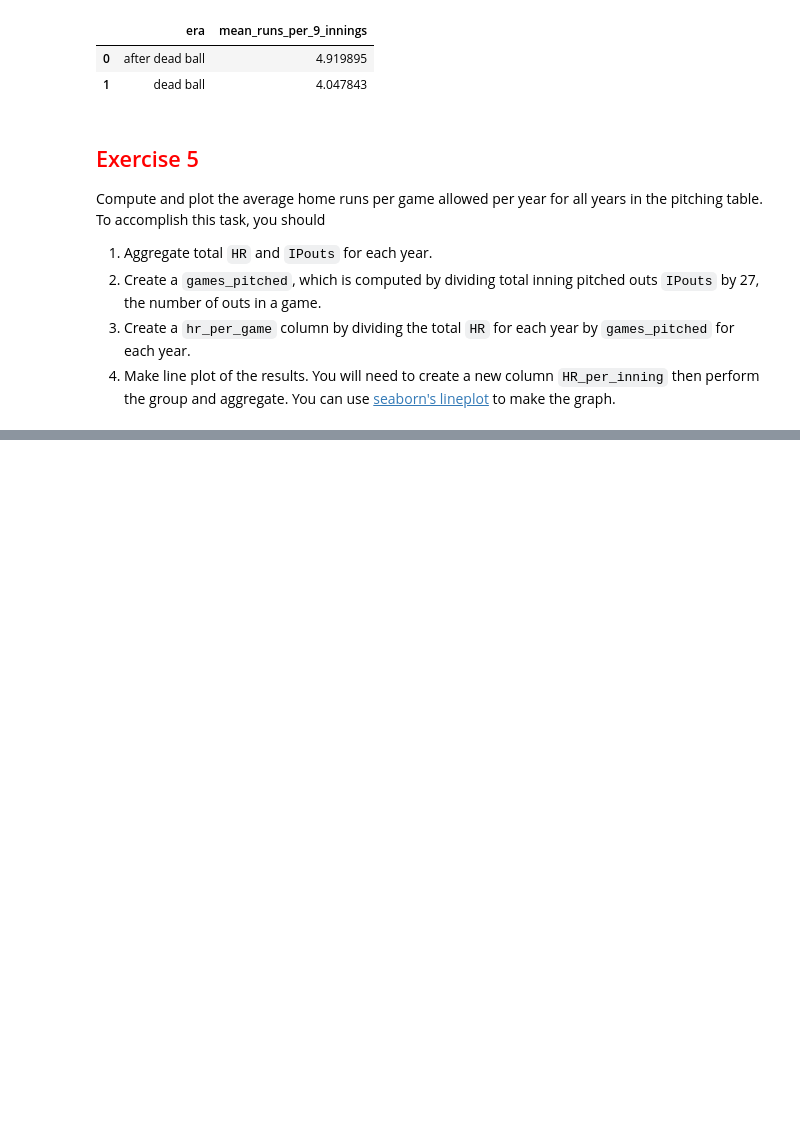
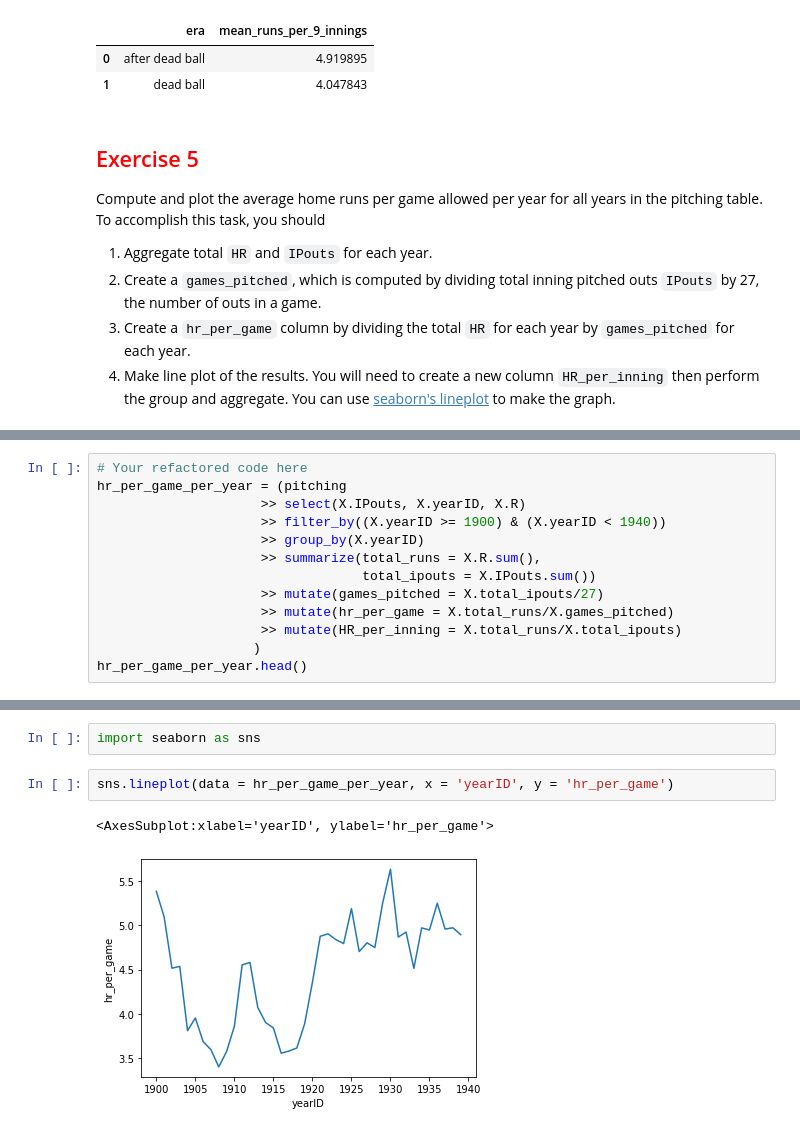
Before and after one commit to ColeBerning35/module2_intro_to_pandas, a Jupyter notebook: 2_6_aggregation.ipynb, the cells around one changed output, grey strips where cells are left out. Drawn from its saved outputs; the diff is of its cells as text; blank space fills up the shorter version.

```diff
--- a/2_6_aggregation.ipynb
+++ b/2_6_aggregation.ipynb
@@ -320,0 +319,13 @@ Compute and plot the average home runs per game allowed per year for all years i
+# %%
+# Your refactored code here
+hr_per_game_per_year = (pitching
+                     >> select(X.IPouts, X.yearID, X.R)
+                     >> filter_by((X.yearID >= 1900) & (X.yearID < 1940))
+                     >> group_by(X.yearID)
+                     >> summarize(total_runs = X.R.sum(),
+                                  total_ipouts = X.IPouts.sum())
+                     >> mutate(games_pitched = X.total_ipouts/27)
+                     >> mutate(hr_per_game = X.total_runs/X.games_pitched)
+                     >> mutate(HR_per_inning = X.total_runs/X.total_ipouts)
+                    )
+hr_per_game_per_year.head()
@@ -320,0 +339,7 @@ Compute and plot the average home runs per game allowed per year for all years i
+# %%
+import seaborn as sns
+# %%
+sns.lineplot(data = hr_per_game_per_year, x = 'yearID', y = 'hr_per_game')
+# %% [output]
+<AxesSubplot:xlabel='yearID', ylabel='hr_per_game'>
+[figure, added]
```
Also changed, not shown: parts of 2 cells of this notebook.
